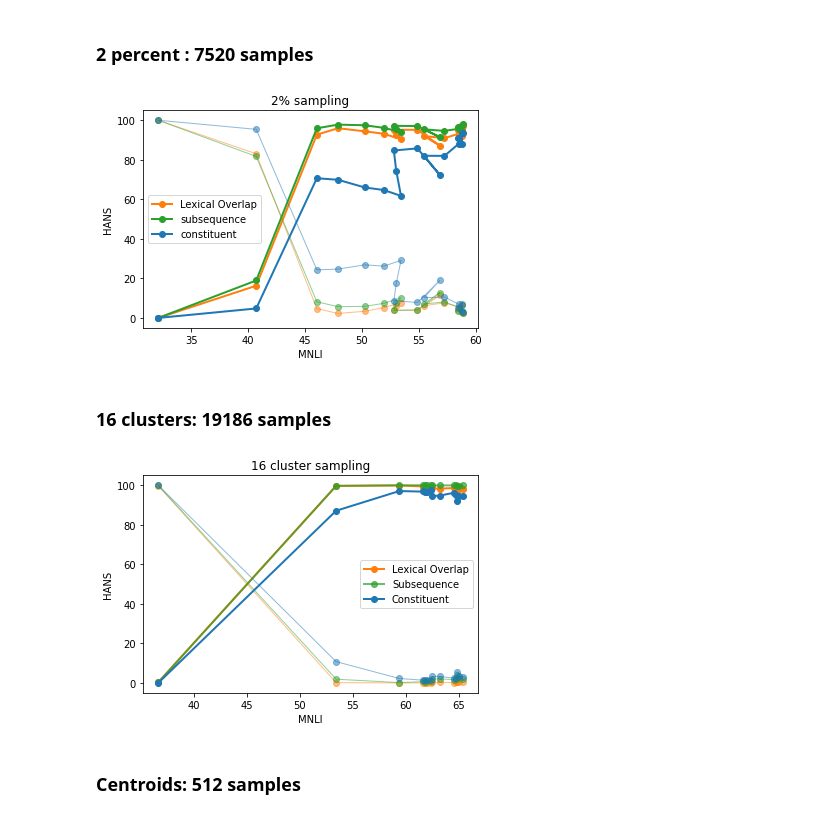
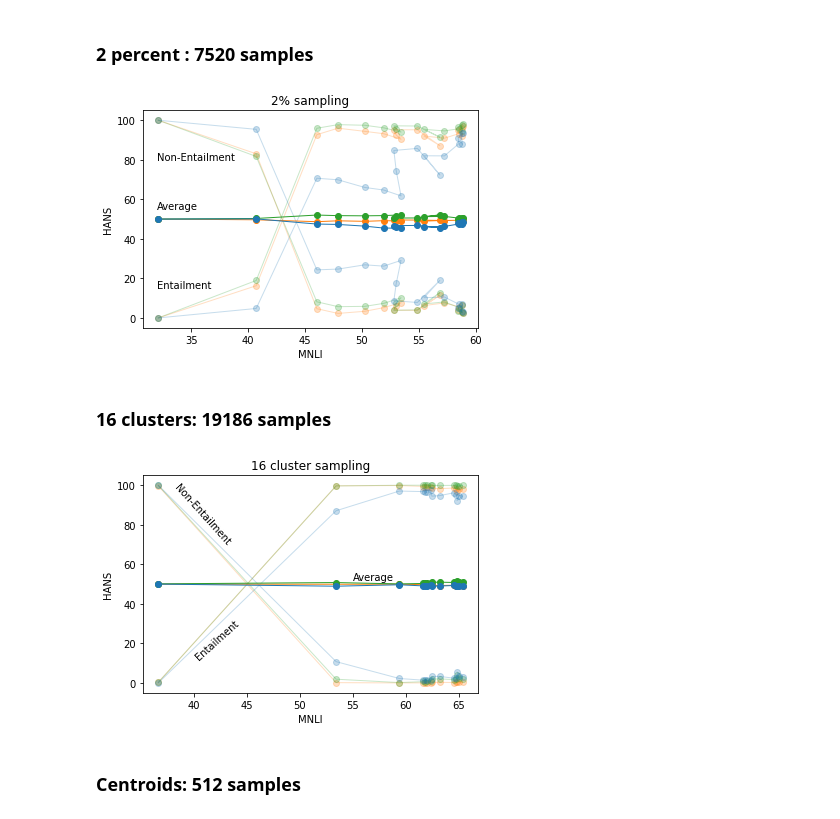
Before and after one commit to prajjwal1/generalize_lm_nli, a Jupyter notebook: nbs/graph_plots_paper.ipynb, the cells around one changed output. Cells and saved outputs as stored; diff of their text form; code cells hidden in the pictures.

```diff
--- a/nbs/graph_plots_paper.ipynb
+++ b/nbs/graph_plots_paper.ipynb
@@ -250,35 +320,47 @@ two_pct_hans_non_ent_sub = np.array([100.0, 81.68, 8.14, 5.7, 5.84, 7.36, 10.18,
 two_pct_hans_non_ent_cons = np.array([100.0, 95.4, 24.32, 24.7, 26.86, 26.2, 29.08, 17.42, 8.68, 7.82,
                              18.96, 10.24, 10.56, 6.9, 4.8, 3.08, 3.26, 7.28])
 
-two_pct_hans_ent_avg_lo = (two_pct_hans_ent_lo+two_pct_hans_non_ent_lo)/2
-two_pct_hans_ent_avg_sub = (two_pct_hans_ent_sub+two_pct_hans_non_ent_sub)/2
-two_pct_hans_ent_avg_cons = (two_pct_hans_ent_cons+two_pct_hans_non_ent_cons)/2
+two_pct_hans_avg_lo = (two_pct_hans_ent_lo+two_pct_hans_non_ent_lo)/2
+two_pct_hans_avg_sub = (two_pct_hans_ent_sub+two_pct_hans_non_ent_sub)/2
+two_pct_hans_avg_cons = (two_pct_hans_ent_cons+two_pct_hans_non_ent_cons)/2
 
 two_pct_epochs = list(range(1, 19))
 # %%
 plt.plot(two_pct_mnli, two_pct_hans_ent_lo, label='Lexical Overlap',
-        marker='o', linewidth=2, markersize=6, color='tab:orange')
+        marker='o', linewidth=1, markersize=6, color='tab:orange', alpha=0.25)
 plt.plot(two_pct_mnli, two_pct_hans_non_ent_lo,
-        marker='o', linewidth=1, markersize=6, color='tab:orange', alpha=0.5)
+        marker='o', linewidth=1, markersize=6, color='tab:orange', alpha=0.25)
 
-plt.plot(two_pct_mnli, two_pct_hans_ent_sub, label='subsequence',
-        marker='o', linewidth=2, markersize=6, color='tab:green')
+plt.plot(two_pct_mnli, two_pct_hans_ent_sub, label='subsequence', alpha=0.25,
+        marker='o', linewidth=1, markersize=6, color='tab:green')
 plt.plot(two_pct_mnli, two_pct_hans_non_ent_sub,
-        marker='o', linewidth=1, markersize=6, color='tab:green', alpha=0.5)
+        marker='o', linewidth=1, markersize=6, color='tab:green', alpha=0.25)
 
-plt.plot(two_pct_mnli, two_pct_hans_ent_cons, label='constituent',
-        marker='o', linewidth=2, markersize=6, color='tab:blue')
+plt.plot(two_pct_mnli, two_pct_hans_ent_cons, label='constituent',alpha=0.25,
+        marker='o', linewidth=1, markersize=6, color='tab:blue')
 plt.plot(two_pct_mnli, two_pct_hans_non_ent_cons,
-        marker='o', linewidth=1, markersize=6, color='tab:blue', alpha=0.5)
+        marker='o', linewidth=1, markersize=6, color='tab:blue', alpha=0.25)
+
+plt.plot(two_pct_mnli, two_pct_hans_avg_lo,
+        marker='o', linewidth=1, markersize=6, color='tab:orange')
+plt.plot(two_pct_mnli, two_pct_hans_avg_sub,
+        marker='o', linewidth=1, markersize=6, color='tab:green', )
+plt.plot(two_pct_mnli, two_pct_hans_avg_cons,
+        marker='o', linewidth=1, markersize=6, color='tab:blue')
+
+
+plt.text(s='Non-Entailment', y=80, x = 32)
+plt.text(s='Average', y=55, x = 32)
+plt.text(s='Entailment', y=15, x = 32)
 
 plt.xlabel('MNLI')
 plt.ylabel('HANS')
-plt.legend()
+# plt.legend()
 plt.title('2% sampling')
 plt.savefig('/home/nlp/transformers-importance-sampling/figs/2_pct.pdf')
 plt.show()
 # %% [output]
-[figure, old version]
+[figure, new version]
 # %% [markdown]
 ### 16 clusters: 19186 samples
 # %%
@@ -307,29 +389,38 @@ sixteen_samples_hans_avg_sub = (sixteen_samples_hans_ent_sub+sixteen_samples_han
 sixteen_samples_hans_avg_cons = (sixteen_samples_hans_ent_cons+sixteen_samples_hans_non_ent_cons)/2
 # %%
 plt.plot(sixteen_samples_mnli , sixteen_samples_hans_ent_lo, label='Lexical Overlap',
-        marker='o', linewidth=2, markersize=6, color='tab:orange')
+        marker='o', linewidth=1, markersize=6, color='tab:orange', alpha=0.25)
 plt.plot(sixteen_samples_mnli , sixteen_samples_hans_non_ent_lo,
-        marker='o', linewidth=1, markersize=6, color='tab:orange', alpha=0.5)
+        marker='o', linewidth=1, markersize=6, color='tab:orange', alpha=0.25)
 
 plt.plot(sixteen_samples_mnli, sixteen_samples_hans_ent_sub, label='Subsequence',
-        marker='o', linewidth=2, markersize=6, color='tab:green', alpha=0.7)
+        marker='o', linewidth=1, markersize=6, color='tab:green', alpha=0.25)
 plt.plot(sixteen_samples_mnli, sixteen_samples_hans_non_ent_sub,
-        marker='o', linewidth=1, markersize=6, color='tab:green', alpha=0.5)
+        marker='o', linewidth=1, markersize=6, color='tab:green', alpha=0.25)
 
 plt.plot(sixteen_samples_mnli , sixteen_samples_hans_ent_cons, label='Constituent',
-        marker='o', linewidth=2, markersize=6, color='tab:blue')
+        marker='o', linewidth=1, markersize=6, color='tab:blue', alpha=0.25)
 plt.plot(sixteen_samples_mnli , sixteen_samples_hans_non_ent_cons,
-        marker='o', linewidth=1, markersize=6, color='tab:blue', alpha=0.5)
+        marker='o', linewidth=1, markersize=6, color='tab:blue', alpha=0.25)
+
+plt.plot(sixteen_samples_mnli, sixteen_samples_hans_avg_lo,
+        marker='o', linewidth=1, markersize=6, color='tab:orange')
+plt.plot(sixteen_samples_mnli, sixteen_samples_hans_avg_sub,
+        marker='o', linewidth=1, markersize=6, color='tab:green', )
+plt.plot(sixteen_samples_mnli, sixteen_samples_hans_avg_cons,
+        marker='o', linewidth=1, markersize=6, color='tab:blue')
 
 
 plt.xlabel('MNLI')
 plt.ylabel('HANS')
-plt.legend()
+plt.text(x=38, y=70, s='Non-Entailment', rotation=-48)
+plt.text(x=40, y=12, s='Entailment', rotation=42)
+plt.text(x=55, y=52, s='Average')
 plt.title('16 cluster sampling')
 plt.savefig('/home/nlp/transformers-importance-sampling/figs/16_cluster.pdf')
 plt.show()
 # %% [output]
-[figure, old version]
+[figure, new version]
 # %% [markdown]
 ### Centroids: 512 samples
 # %%
```
Also changed, not shown: parts of 38 cells of this notebook, 11 other files.
